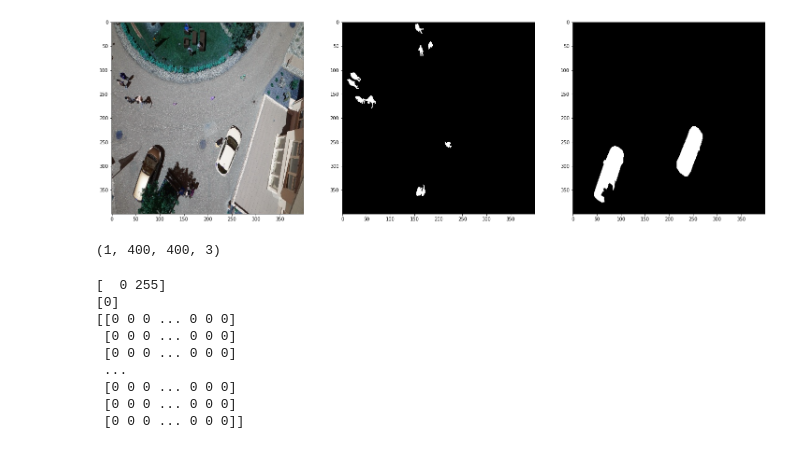
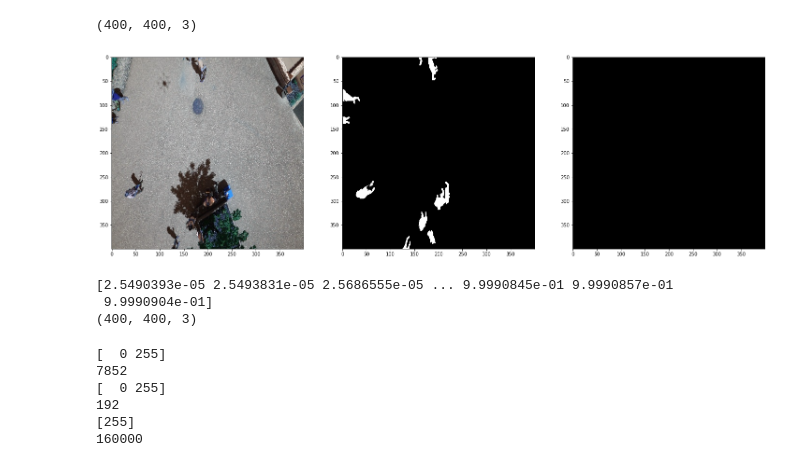
Before and after one commit to AditMeh/Automatic-dIfferentiation-notes, a Jupyter notebook: Semantic Segmentation/Semantic_segmentation_drone.ipynb, the cells around one changed output. Saved outputs shown, nothing was run; the diff lists cells and outputs as text; code cells hidden in the pictures.

```diff
--- a/Semantic Segmentation/Semantic_segmentation_drone.ipynb
+++ b/Semantic Segmentation/Semantic_segmentation_drone.ipynb
@@ -8,16 +8,18 @@ import os
 # %%
 import tensorflow as tf
 import keras
-from keras.layers import Conv2D, MaxPool2D, Add, Input, Conv2DTranspose, concatenate
+from keras.layers import Conv2D, MaxPool2D, Add, Input, Conv2DTranspose, concatenate, BatchNormalization
 from keras.models import Model
+from keras.callbacks import ReduceLROnPlateau
 from keras.optimizers import Adam
 from keras.activations import softmax
 
 
 path = "/content/drive/MyDrive/resized_dataset"
 
+
 def train_data_generator():
-    images = os.listdir(os.path.join(path, "original_images"))[:100]
+    images = os.listdir(os.path.join(path, "original_images"))[:200]
     for img in images:
 
         curr_img = cv2.imread(os.path.join(path, "original_images", img),
@@ -30,10 +32,17 @@ def train_data_generator():
         mask_list = [cv2.imread(os.path.join(curr_mask_folder, mask), cv2.IMREAD_GRAYSCALE)/255
         for mask in os.listdir(curr_mask_folder)]
 
+        anti_car_mask = np.where(mask_list[0][:, :] != 1.0, 1.0, 0)
+        anti_person_mask = np.where(mask_list[1][:, :] != 1.0, 1.0, 0)
+
+        new_mask = np.array((anti_person_mask == 1.0) & (anti_car_mask == 1.0), dtype=np.float32)
+        mask_list.append(new_mask)
+
         probability_maps = np.dstack(mask_list)
+        # print(np.unique(probability_maps))
         yield (tf.convert_to_tensor(curr_img, dtype="float"), tf.convert_to_tensor(probability_maps, dtype="float"))
 
 train_data = tf.data.Dataset.from_generator(generator=train_data_generator,
                                             output_signature=(
                                             tf.TensorSpec(shape = (400, 400, 3), dtype = tf.float32),
-                                            tf.TensorSpec(shape= (400, 400, 2), dtype=tf.float32))).batch(10, drop_remainder = False).repeat(5)
+                                            tf.TensorSpec(shape= (400, 400, 3), dtype=tf.float32))).batch(10, drop_remainder = False).repeat(10000)
@@ -161,59 +227,78 @@ Epoch 5/5
 # %%
 path = "/content/drive/MyDrive/resized_dataset"
 
-dataset = []
 
-sample_image = os.path.join(os.path.join(path, "original_images"), "022.jpg")
-sample_mask_person = os.path.join(os.path.join(path, "masks"), "022/15.png")
-sample_mask_car = os.path.join(os.path.join(path, "masks"), "022/17.png")
+temp = next(train_data.as_numpy_iterator())
 
-image = cv2.imread(sample_image)
-person_mask = cv2.imread(sample_mask_person)
-car_mask = cv2.imread(sample_mask_car)
+person_pred_mask = np.where(np.squeeze(temp[1][:, :, 0]) == 1, 1, 0)
+
+car_pred_mask = np.where(np.squeeze(temp[1][:, :, 1]) == 1, 1, 0)
+
+image = temp[0][0]
+print(image.shape)
+#image = np.expand_dims(image, axis= 0)
+
+# sample_image = os.path.join(os.path.join(path, "original_images"), "000.jpg")
+# sample_mask_person = os.path.join(os.path.join(path, "masks"), "000/15.png")
+# sample_mask_car = os.path.join(os.path.join(path, "masks"), "000/17.png")
+
+# image = cv2.imread(sample_image)/255
+# person_mask = cv2.imread(sample_mask_person)
+# car_mask = cv2.imread(sample_mask_car)
 
 
 
 fig=plt.figure(figsize=(25, 25))
 columns = 3
 rows = 1
 
 fig.add_subplot(rows, columns, 1)
-plt.imshow(image)
+plt.imshow(np.squeeze(image).astype(np.uint8))
 
 fig.add_subplot(rows, columns, 2)
 plt.imshow(person_mask, cmap="gray")
 
 fig.add_subplot(rows, columns, 3)
 plt.imshow(car_mask, cmap="gray")
 
 
 plt.show()
 # %% [output]
+(400, 400, 3)
-[figure, old version]
+[figure, new version]
 # %%
-image = np.expand_dims(image, axis= 0)
-print(image.shape)
+image = np.expand_dims(image, 0)
 pred_image = model.predict(image)
+
+print(np.unique(pred_image))
 squeezed_maps = np.squeeze(pred_image)
 
-person_pred_mask = np.where(squeezed_maps[:, :, 0] > 0.5, 255, 0)
+print(squeezed_maps.shape)
 
 
-car_pred_mask = np.where(squeezed_maps[:, :, 1] > 0.5, 255, 0)
+person_pred_mask = np.where(squeezed_maps[:, :, 0] > 0.3, 255, 0)
+
+
+car_pred_mask = np.where(squeezed_maps[:, :, 1] > 0.1, 255, 0)
+
+background_pred_mask =  np.where(squeezed_maps[:, :, 2] > 0.1, 255, 0)
 # %% [output]
-(1, 400, 400, 3)
+[2.5490393e-05 2.5493831e-05 2.5686555e-05 ... 9.9990845e-01 9.9990857e-01
+ 9.9990904e-01]
+(400, 400, 3)
 # %%
 print(np.unique(car_pred_mask))
+print(np.count_nonzero(car_pred_mask))
 print(np.unique(person_pred_mask))
+print(np.count_nonzero(person_pred_mask))
+print(np.unique(background_pred_mask))
+print(np.count_nonzero(background_pred_mask))
 # %% [output]
 [  0 255]
-[0]
-[[0 0 0 ... 0 0 0]
- [0 0 0 ... 0 0 0]
- [0 0 0 ... 0 0 0]
- ...
- [0 0 0 ... 0 0 0]
- [0 0 0 ... 0 0 0]
- [0 0 0 ... 0 0 0]]
+7852
+[  0 255]
+192
+[255]
+160000
 # %%
 fig=plt.figure(figsize=(20, 20))
```
Also changed, not shown: parts of 10 cells of this notebook.
